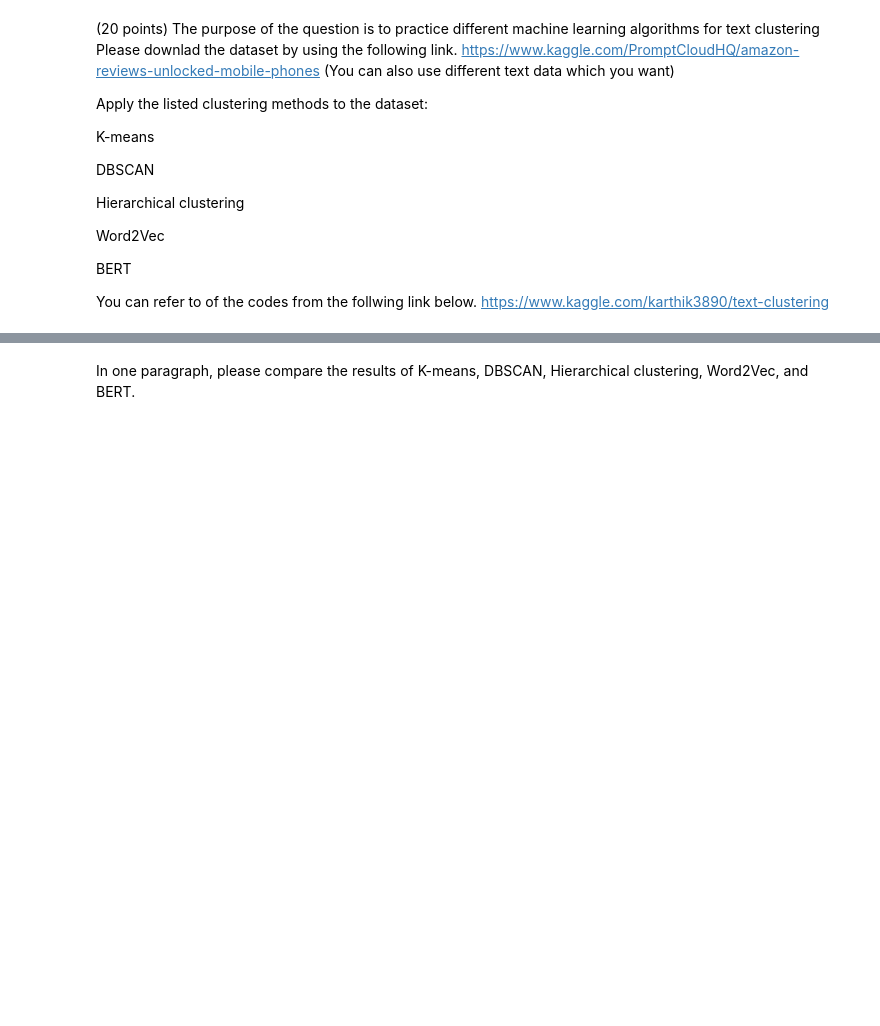
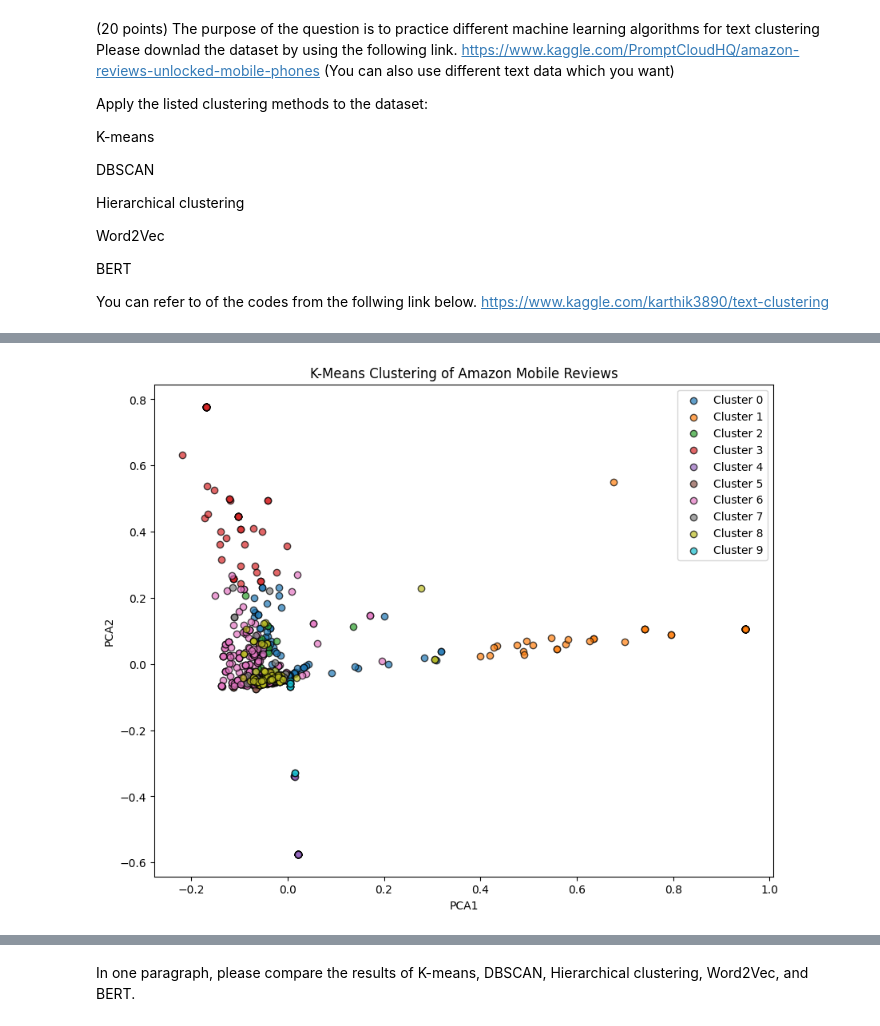
Before and after one commit to saikumar-dumpoju/Saikumar_INFO5731_Fall2023, a Jupyter notebook: Dumpoju_Exercise_05.ipynb, the cells around one changed output, grey strips where cells are left out. Saved outputs shown, nothing was run; the diff lists cells and outputs as text; code cells hidden in the pictures; blank space fills up the shorter version.

```diff
--- a/Dumpoju_Exercise_05.ipynb
+++ b/Dumpoju_Exercise_05.ipynb
@@ -250,0 +206,21 @@ https://www.kaggle.com/karthik3890/text-clustering
+# %%
+#Write your code here.
+# Import libraries
+import pandas as pd
+from nltk.corpus import stopwords
+import nltk
+nltk.download('punkt')
+nltk.download('stopwords')
+import re
+from textblob import TextBlob
+from nltk.stem import PorterStemmer
+from textblob import Word
+nltk.download('wordnet')
+
+# Read data
+df = pd.read_csv('Amazon_Unlocked_Mobile.csv')
+print("Shape: {0}".format(df.shape))
+
+# Data exploration
+cluster_data_df = df.head(1000)
+cluster_data_df
@@ -250,0 +275,26 @@ https://www.kaggle.com/karthik3890/text-clustering
+# %%
+# Import libraries
+import matplotlib.pyplot as plt
+from sklearn.decomposition import PCA
+
+# Reduce dimensionality using PCA
+pca = PCA(n_components=2)
+tfidf_pca = pca.fit_transform(tfidf.toarray())
+
+# Create a DataFrame with the reduced features and cluster labels
+cluster_data_pca = pd.DataFrame(tfidf_pca, columns=['PCA1', 'PCA2'])
+cluster_data_pca['Cluster'] = labels_tf
+
+# Plot clusters with customized colors
+plt.figure(figsize=(10, 8))
+for cluster in range(10):  # Adjust the range based on the number of clusters
+    cluster_points = cluster_data_pca[cluster_data_pca['Cluster'] == cluster]
+    plt.scatter(cluster_points['PCA1'], cluster_points['PCA2'], label=f'Cluster {cluster}', alpha=0.7, edgecolors='k')
+
+plt.title('K-Means Clustering of Amazon Mobile Reviews')
+plt.xlabel('PCA1')
+plt.ylabel('PCA2')
+plt.legend()
+plt.show()
+# %% [output]
+[figure, added]
```
Also changed, not shown: parts of 23 cells of this notebook.
